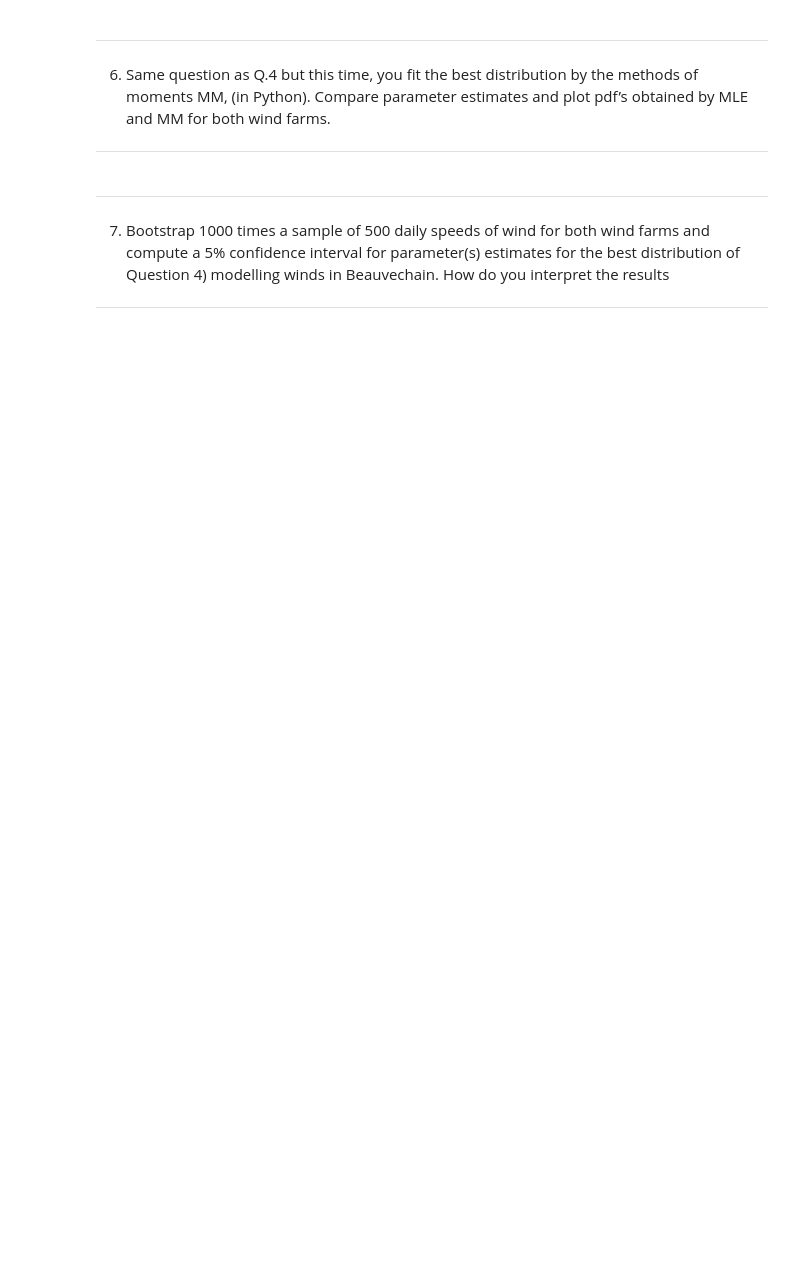
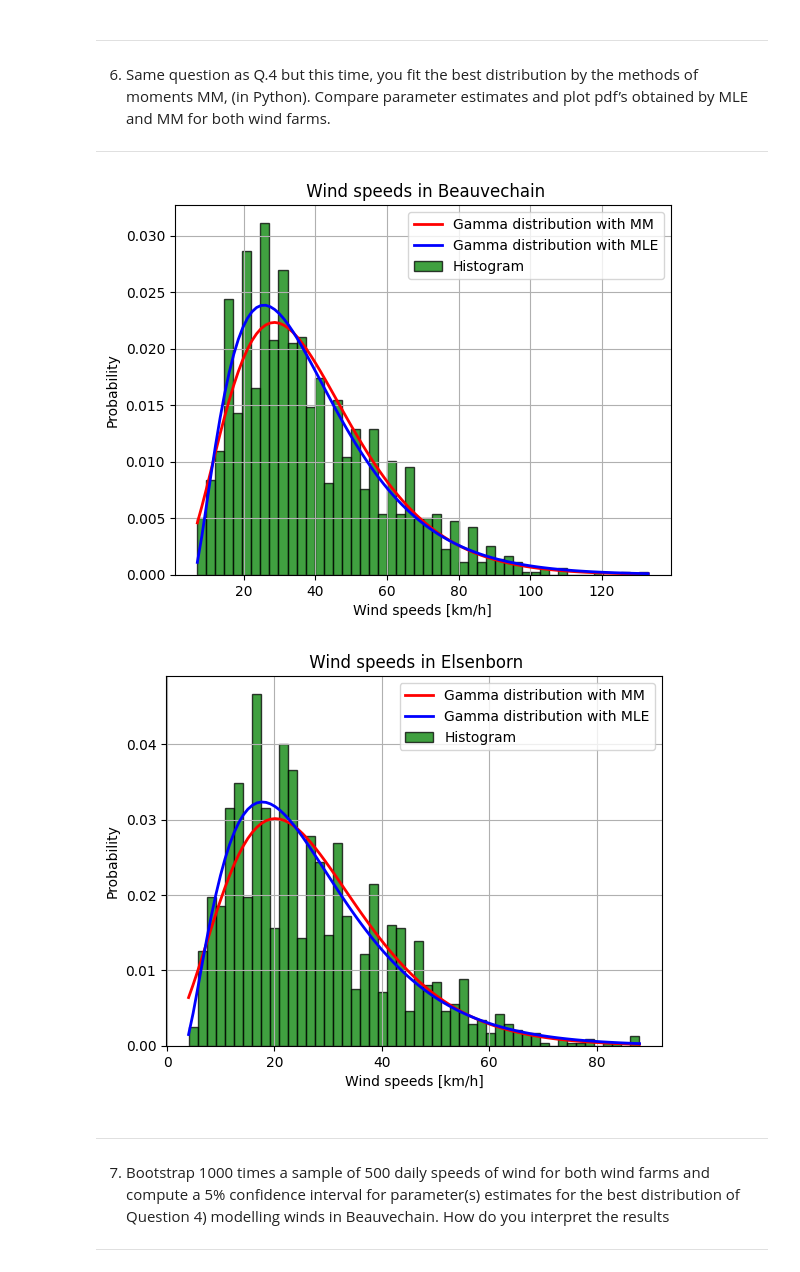
Before and after one commit to menace31/Hackathon, a Jupyter notebook: hackathon 1/code/hackathon.ipynb, the cells around one changed output. Cells and saved outputs as stored; diff of their text form; code cells hidden in the pictures; blank space fills up the shorter version.

```diff
--- a/hackathon 1/code/hackathon.ipynb
+++ b/hackathon 1/code/hackathon.ipynb
@@ -256,3 +351,31 @@ Comment briefly your results
+# %%
+def compareMethod(data,name):
+    aMM, locMM, scaleMM = sc.gamma.fit(data=data,method="MM")
+    aMLE, locMLE, scaleMLE = sc.gamma.fit(data=data)
+    #histogram de beauvechain
+    plt.hist(data, 50, density=1,facecolor='g', alpha=0.75, edgecolor= 'black')
+    plt.xlabel('Wind speeds [km/h]')
+    plt.ylabel('Probability')
+    plt.title(' Wind speeds in '+name)
+
+    #pdf de beauvechain
+    #Gamma
+    x  = np.linspace(min(data),max(data),100)
+    fx=sc.gamma.pdf(x,a=aMM,scale=scaleMM,loc=locMM)
+    plt.plot(x,fx,'r',lw=2)
+
+    fxgaB = sc.gamma.pdf(x, a = aMLE, scale= scaleMLE, loc =locMLE )
+    plt.plot(x,fxgaB,'b',lw=2)
+
+    plt.grid(True)
+    plt.legend(['Gamma distribution with MM','Gamma distribution with MLE','Histogram'])
+    plt.show()
+
+compareMethod(data_B_FG, "Beauvechain")
+compareMethod(data_E_FG, "Elsenborn")
+# %% [output]
+[figure, added]
+[figure, added]
 # %% [markdown]
 ------------------------------------------------------------------------------------------------------
 
```
Also changed, not shown: parts of 28 cells of this notebook.
